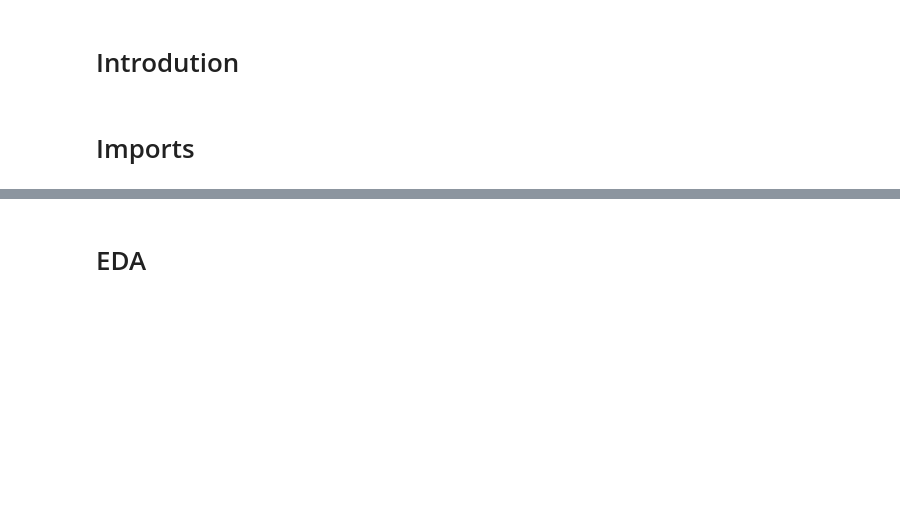
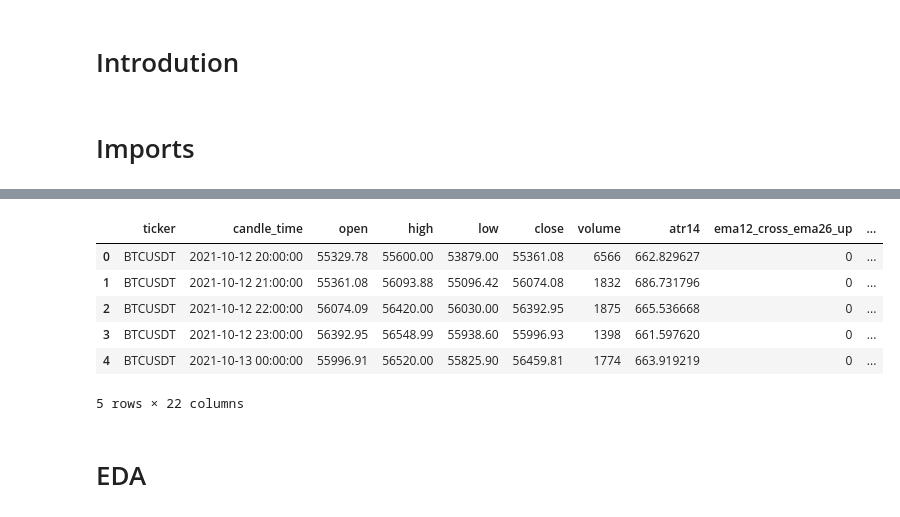
Before and after one commit to JanIzmer/crypto-market-preds, a Jupyter notebook: notebooks/Untitled.ipynb, the cells around one changed output, grey strips where cells are left out. Cells and saved outputs as stored; diff of their text form; code cells hidden in the pictures; blank space fills up the shorter version.

```diff
--- a/notebooks/Untitled.ipynb
+++ b/notebooks/Untitled.ipynb
@@ -99,0 +49,69 @@ extended_describe(df.drop(columns=['timestamp']))
+# %%
+KLINE_TABLE = os.getenv('KLINE_TABLE', 'kline_data')
+TI_TABLE = os.getenv('TI_TABLE', 'technical_indicators')
+MS_TABLE = os.getenv('MS_TABLE', 'market_sentiment')
+
+
+CHUNKSIZE = int(os.getenv('CHUNKSIZE', '50000'))
+OUTPUT_PARQUET = os.getenv('OUTPUT_PARQUET', 'combined_simple.parquet')
+
+print('DB:', DATABASE_URL)
+
+engine = create_engine(DATABASE_URL, pool_pre_ping=True)
+with engine.connect() as conn:
+    earliest = conn.execute(text(f"SELECT MIN(publication_time) FROM `{MS_TABLE}`")).scalar()
+
+if earliest is None:
+    raise SystemExit('market_sentiment publication_time')
+
+print('Earliest publication_time:', earliest)
+
+sql = f"""
+SELECT
+k.*,
+ti.*,
+ms_agg.finbert_score_mean AS finbert_score,
+ms_agg.sentiment_score_mean AS sentiment_score,
+ms_single.finbert_label AS finbert_label
+FROM `{KLINE_TABLE}` k
+LEFT JOIN `{TI_TABLE}` ti
+ON k.ticker = ti.ticker AND k.candle_time = ti.candle_time
+LEFT JOIN (
+SELECT ticker, candle_time, AVG(finbert_score) AS finbert_score_mean, AVG(sentiment_score) AS sentiment_score_mean
+FROM `{MS_TABLE}`
+GROUP BY ticker, candle_time
+) ms_agg
+ON k.ticker = ms_agg.ticker AND k.candle_time = ms_agg.candle_time
+LEFT JOIN (
+-- pick one finbert_label per (ticker,candle_time) if exists
+SELECT ticker, candle_time, MIN(finbert_label) AS finbert_label
+FROM `{MS_TABLE}`
+GROUP BY ticker, candle_time
+) ms_single
+ON k.ticker = ms_single.ticker AND k.candle_time = ms_single.candle_time
+WHERE k.candle_time >= :earliest
+ORDER BY k.ticker, k.candle_time ASC
+"""
+print('SQL prepared. Running query...')
+
+chunks = []
+with engine.connect() as conn:
+    for chunk in pd.read_sql_query(text(sql), conn, params={'earliest': earliest}, chunksize=CHUNKSIZE):
+        print('Loaded chunk:', len(chunk))
+        chunks.append(chunk)
+
+if not chunks:
+    df = pd.DataFrame()
+else:
+    df = pd.concat(chunks, ignore_index=True)
+print('Total rows loaded:', len(df))
+
+if not df.empty:
+    df = df.loc[:, ~df.columns.duplicated()]
+    df.to_parquet(OUTPUT_PARQUET, index=False, engine='fastparquet')
+    print('Saved to', OUTPUT_PARQUET)
+else:
+    print('No data to save')
+
+df.head()
+# %% [output]
@@ -100,2 +124,9 @@ extended_describe(df.drop(columns=['timestamp']))
+|  | ticker | candle_time | open | high | low | close | volume | atr14 | ema12_cross_ema26_up | ... |
+| 0 | BTCUSDT | 2021-10-12 20:00:00 | 55329.78 | 55600.00 | 53879.00 | 55361.08 | 6566 | 662.829627 | 0 | ... |
+| 1 | BTCUSDT | 2021-10-12 21:00:00 | 55361.08 | 56093.88 | 55096.42 | 56074.08 | 1832 | 686.731796 | 0 | ... |
+| 2 | BTCUSDT | 2021-10-12 22:00:00 | 56074.09 | 56420.00 | 56030.00 | 56392.95 | 1875 | 665.536668 | 0 | ... |
+| 3 | BTCUSDT | 2021-10-12 23:00:00 | 56392.95 | 56548.99 | 55938.60 | 55996.93 | 1398 | 661.597620 | 0 | ... |
+| 4 | BTCUSDT | 2021-10-13 00:00:00 | 55996.91 | 56520.00 | 55825.90 | 56459.81 | 1774 | 663.919219 | 0 | ... |
+5 rows × 22 columns
 # %% [markdown]
 # EDA
```
Also changed, not shown: parts of 33 cells of this notebook, 37 other files.
